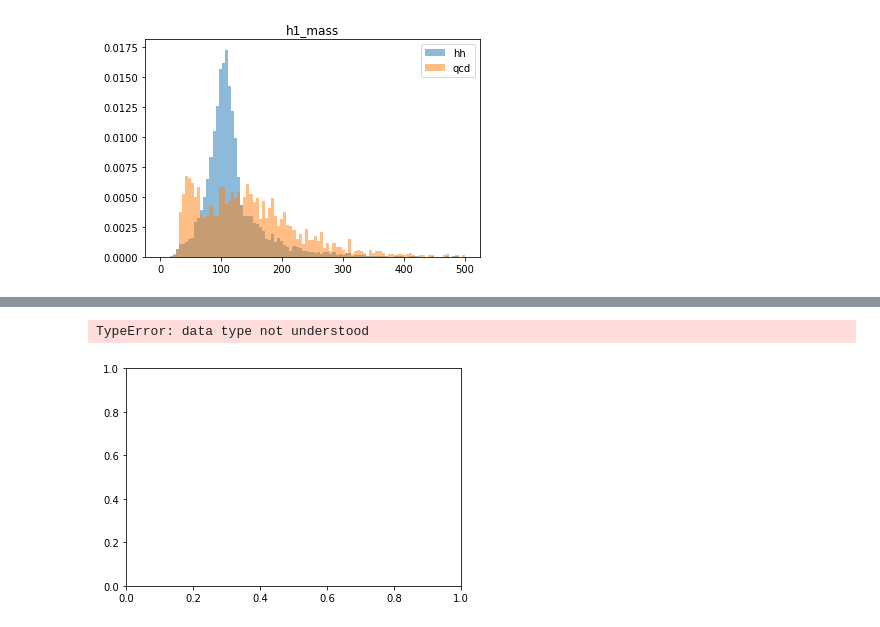
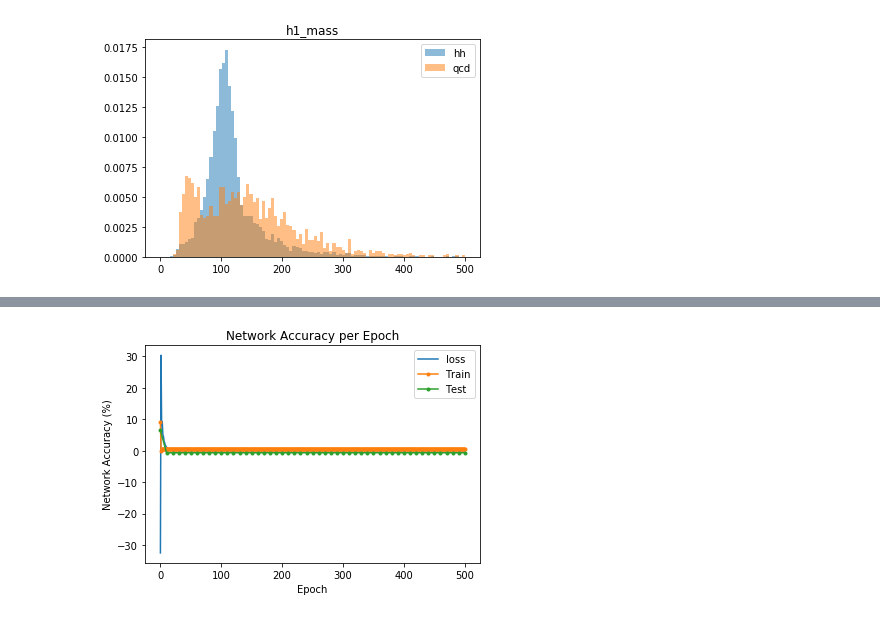
Before and after one commit to neu-physics/dihiggsMLProject, a Jupyter notebook: NeuralNetworking/PytorchNetwork.ipynb, the cells around one changed output, grey strips where cells are left out. Cells and saved outputs as stored; diff of their text form; code cells hidden in the pictures.

```diff
--- a/NeuralNetworking/PytorchNetwork.ipynb
+++ b/NeuralNetworking/PytorchNetwork.ipynb
@@ -47,7 +47,7 @@ hh_labels = hh_labels+1
 #a = hh[:len(hh)]
 # print(a.shape)
 hh_all = np.append(hh_all, hh_labels, axis=1)
-# hh_all = np.append(hh_all, 1- hh_labels, axis=1)## hh qcd labels
+hh_all = np.append(hh_all, 1-hh_labels, axis=1)## hh qcd labels
 
 # print(hh.shape)
 # print(hh[0:3])
@@ -59,8 +59,8 @@ qcd_labels= np.zeros((len(qcd),1))
 #a = hh[:len(hh)]
 # print(a.shape)
 # qcd hh labels
+qcd = np.append(qcd, qcd_labels, axis=1) # qcd qcd labels
 qcd = np.append(qcd, 1-qcd_labels, axis=1)
-# qcd = np.append(qcd, qcd_labels, axis=1) # qcd qcd labels
 #
 
 # print(hh.shape)
@@ -83,6 +83,9 @@ for i in range (4): # shuffle 4 times
     np.random.shuffle(all_data)
 print(all_data[:])
 all_labels = all_data[:,n_factors:]
+# for testing model resilience
+# for i in range(2):
+#     np.random.shuffle(all_labels)
 all_data = all_data[:,:n_factors]
 # print(all_data[:4])
 print(all_labels[:4])
@@ -129,6 +140,6 @@ torch.Size([1703, 1])
 # %%
 learnRate = 0.001
 np.random.seed(0)
-model = Network([n_factors, 6, 1])
+model = Network([n_factors, 6, 2])
 model.train(train_data, train_labels, 501, learnRate, True, test_data, test_labels)
 # %% [output]
@@ -152,11 +163,14 @@ test accuracy is: tensor(97.3801)
 # %%
 # print(model.losses)
-# plt.plot(model.losses, label="loss")
-plt.plot(model.train_accuracies, label="train accuracy", marker=".")
-plt.plot(model.test_num, model.test_accuracies, label="test accuracy", marker=".")
+plt.plot(model.losses, label="loss")
+plt.plot(model.train_accuracies, label="Train", marker=".")
+plt.plot(model.test_num, model.test_accuracies, label="Test", marker=".")
+plt.xlabel("Epoch")
+plt.ylabel("Network Accuracy (%)")
+plt.title("Network Accuracy per Epoch")
 plt.legend()
+plt.show()
 # %% [output]
-TypeError: data type not understood
-[figure, old version]
+[figure, new version]
 # %%
 plt.plot(model.losses)
```
Also changed, not shown: parts of 4 cells of this notebook, 1 other file.
